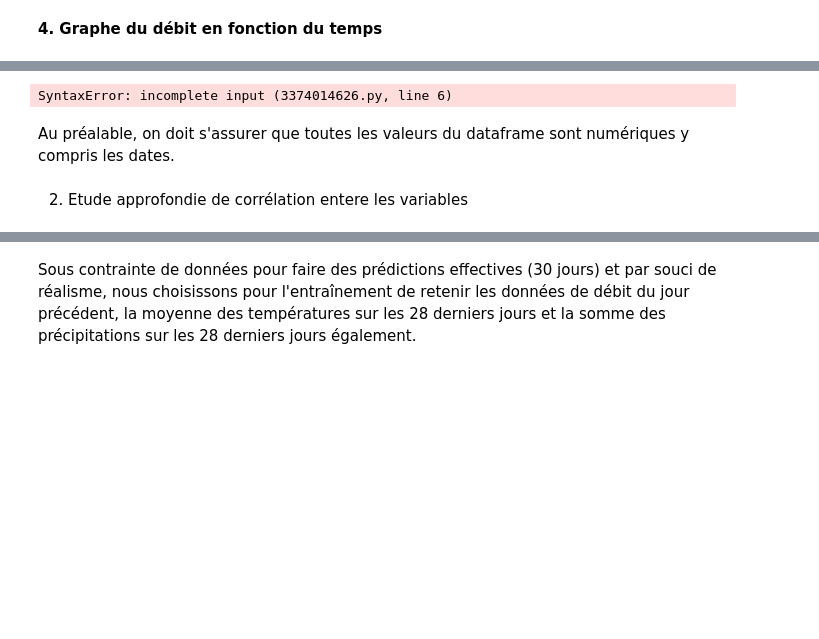
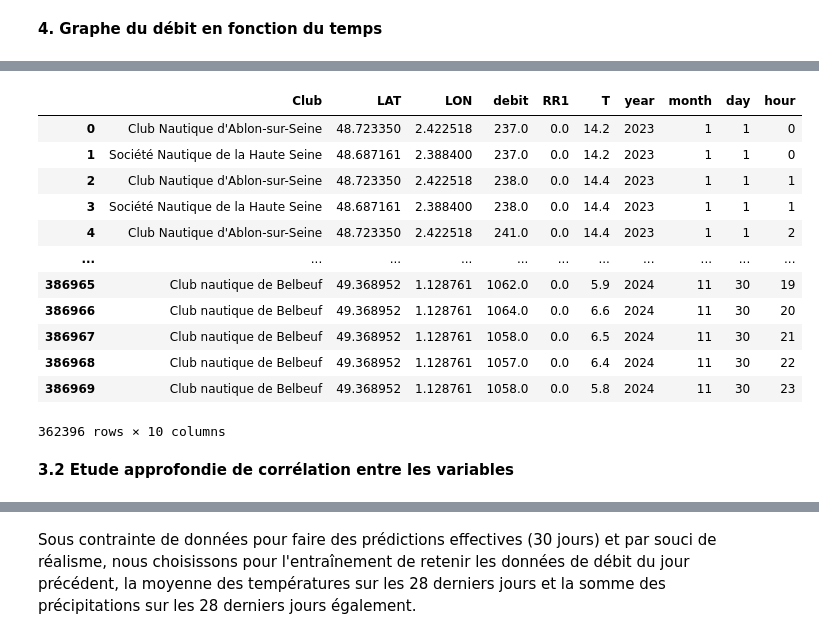
Before and after one commit to vadim-gisserot/Projet-de-Python-Leroux-Gisserot, a Jupyter notebook: notebooks/Compte-rendu de l'analyse.ipynb, the cells around one changed output, grey strips where cells are left out. Drawn from its saved outputs; the diff is of its cells as text; code cells hidden in the pictures; blank space fills up the shorter version.

Commit message:
recview jusqu'à avant la modélisation

```diff
--- a/notebooks/Compte-rendu de l'analyse.ipynb
+++ b/notebooks/Compte-rendu de l'analyse.ipynb
@@ -547,11 +448,10 @@ On crée dorénavant un gros dataframe avec toutes les données qui serviront po
 #1: on joint les données de debit_horaire avec clubs_hydro_meteo sur NUM_NHS
 debit_club = debit_horaire.merge(
     clubs_hydro_meteo[['Club', 'LAT', 'LON', 'NUM_NHS', 'NHS']],
-    left_on='NUM_POSTE_H',
+    left_on='NUM_POSTE',
     right_on='NUM_NHS',
     how='inner'
+)
-# %% [output]
-SyntaxError: incomplete input (3374014626.py, line 6)
 # %%
 # 2: on joint les données de meteo_horaire avec clubs_hydro_meteo sur NUM_NWS
 meteo_club = meteo_horaire_train.merge(
@@ -573,25 +470,43 @@ result = combined[['Club', 'LAT', 'LON', 'NHS', 'NWS', 'AAAAMMJJHH', 'debit', 'R
-# %% [markdown]
-Au préalable, on doit s'assurer que toutes les valeurs du dataframe sont numériques y compris les dates.
 # %%
-# On convertit les valeurs en nombre
+# 4: on sélectionne les colonnes pertinentes et on copie le dataframe pour éviter les intéractions fâcheuses
+result = combined[['Club', 'LAT', 'LON', 'NHS', 'NWS', 'AAAAMMJJHH', 'debit', 'RR1', 'T']].copy()
+
+# Et on normalise le dataframe afin de le rendre prêt pour la modélisation
+# On s'assure que toutes les valeurs sont numériques
 result["debit"] = pd.to_numeric(result["debit"], errors="coerce")
 result["LAT"] = pd.to_numeric(result["LAT"], errors="coerce")
 result["LON"] = pd.to_numeric(result["LON"], errors="coerce")
 result = result.dropna(subset=["debit", "RR1", "T"])
 
 # On supprime les colonnes inutiles pour la prédiction
 result = result.drop(columns=["NWS", "NHS"])
 
 # On extrait les caractéristiques temporelles
 result["year"] = result["AAAAMMJJHH"].dt.year
 result["month"] = result["AAAAMMJJHH"].dt.month
 result["day"] = result["AAAAMMJJHH"].dt.day
 result["hour"] = result["AAAAMMJJHH"].dt.hour
 
 # Supprimer la colonne datetime originale si elle n'est plus utile
 result = result.drop(columns=["AAAAMMJJHH"])
+
+result
+# %% [output]
+|  | Club | LAT | LON | debit | RR1 | T | year | month | day | hour |
+| 0 | Club Nautique d'Ablon-sur-Seine | 48.723350 | 2.422518 | 237.0 | 0.0 | 14.2 | 2023 | 1 | 1 | 0 |
+| 1 | Société Nautique de la Haute Seine | 48.687161 | 2.388400 | 237.0 | 0.0 | 14.2 | 2023 | 1 | 1 | 0 |
+| 2 | Club Nautique d'Ablon-sur-Seine | 48.723350 | 2.422518 | 238.0 | 0.0 | 14.4 | 2023 | 1 | 1 | 1 |
+| 3 | Société Nautique de la Haute Seine | 48.687161 | 2.388400 | 238.0 | 0.0 | 14.4 | 2023 | 1 | 1 | 1 |
+| 4 | Club Nautique d'Ablon-sur-Seine | 48.723350 | 2.422518 | 241.0 | 0.0 | 14.4 | 2023 | 1 | 1 | 2 |
+| ... | ... | ... | ... | ... | ... | ... | ... | ... | ... | ... |
+| 386965 | Club nautique de Belbeuf | 49.368952 | 1.128761 | 1062.0 | 0.0 | 5.9 | 2024 | 11 | 30 | 19 |
+| 386966 | Club nautique de Belbeuf | 49.368952 | 1.128761 | 1064.0 | 0.0 | 6.6 | 2024 | 11 | 30 | 20 |
+| 386967 | Club nautique de Belbeuf | 49.368952 | 1.128761 | 1058.0 | 0.0 | 6.5 | 2024 | 11 | 30 | 21 |
+| 386968 | Club nautique de Belbeuf | 49.368952 | 1.128761 | 1057.0 | 0.0 | 6.4 | 2024 | 11 | 30 | 22 |
+| 386969 | Club nautique de Belbeuf | 49.368952 | 1.128761 | 1058.0 | 0.0 | 5.8 | 2024 | 11 | 30 | 23 |
+362396 rows × 10 columns
 # %% [markdown]
-2. Etude approfondie de corrélation entere les variables
+**3.2 Etude approfondie de corrélation entre les variables**
 # %%
 # Corrélation entre le débit et les précipitations aux heures précédentes
 correlation1(result, "RR1", 1, 26, 6)
```
Also changed, not shown: parts of 33 cells of this notebook, 2 other files.
